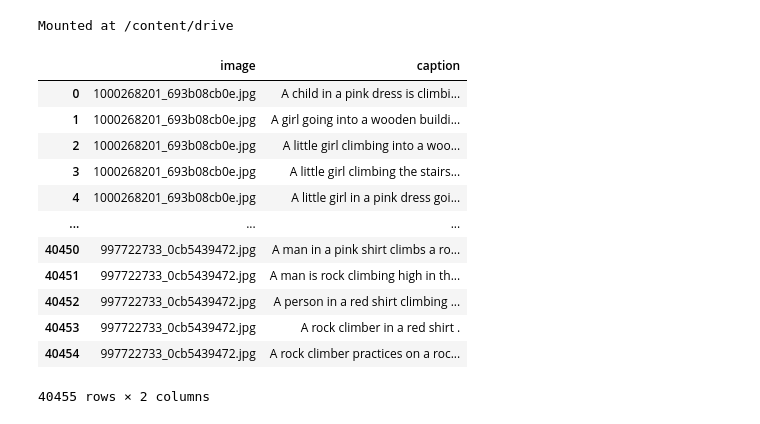
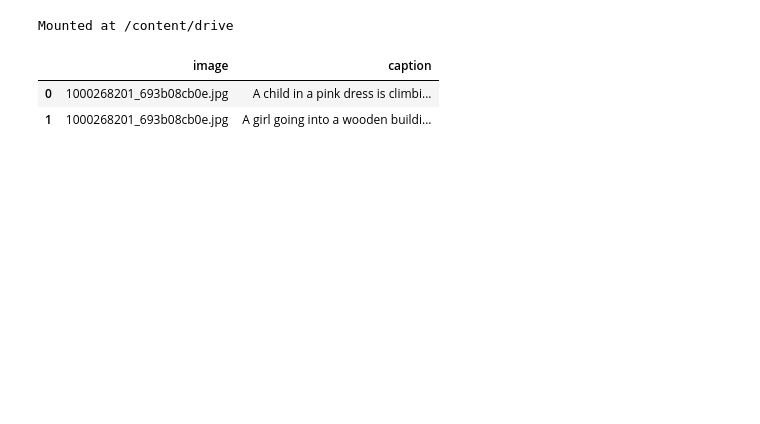
Before and after one commit to eliottthomas99/Projet_RN, a Jupyter notebook: preprocessing.ipynb, the cells around one changed output. Cells and saved outputs as stored; diff of their text form; code cells hidden in the pictures; blank space fills up the shorter version.

```diff
--- a/preprocessing.ipynb
+++ b/preprocessing.ipynb
@@ -15,22 +23,12 @@ from PIL import Image
 # %%
 # Load captions
 PATH = "flickr8k/Images/"
 captions = pd.read_csv("flickr8k/captions.txt")
-captions
+captions.iloc[0:2]
 # %% [output]
 |  | image | caption |
 | 0 | 1000268201_693b08cb0e.jpg | A child in a pink dress is climbi... |
 | 1 | 1000268201_693b08cb0e.jpg | A girl going into a wooden buildi... |
-| 2 | 1000268201_693b08cb0e.jpg | A little girl climbing into a woo... |
-| 3 | 1000268201_693b08cb0e.jpg | A little girl climbing the stairs... |
-| 4 | 1000268201_693b08cb0e.jpg | A little girl in a pink dress goi... |
-| ... | ... | ... |
-| 40450 | 997722733_0cb5439472.jpg | A man in a pink shirt climbs a ro... |
-| 40451 | 997722733_0cb5439472.jpg | A man is rock climbing high in th... |
-| 40452 | 997722733_0cb5439472.jpg | A person in a red shirt climbing ... |
-| 40453 | 997722733_0cb5439472.jpg | A rock climber in a red shirt . |
-| 40454 | 997722733_0cb5439472.jpg | A rock climber practices on a roc... |
-40455 rows × 2 columns
 # %%
 # Add <start> and <end> tags
 captions.caption = captions.caption.apply(lambda x: f"<start> {x} <end>")
```
Also changed, not shown: parts of 30 cells of this notebook.
